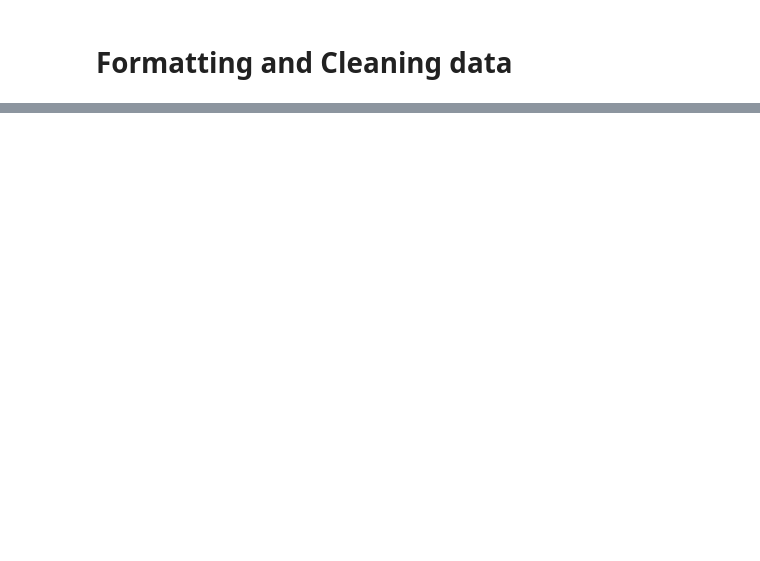
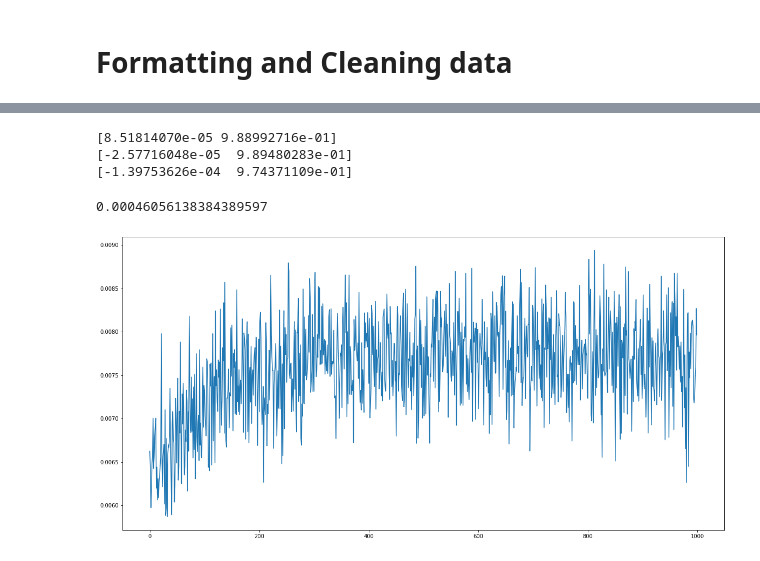
Before and after one commit to minhmanminhman/risk_modelling, a Jupyter notebook: visualization_report.ipynb, the cells around one changed output, grey strips where cells are left out. Cells and saved outputs as stored; diff of their text form; code cells hidden in the pictures; blank space fills up the shorter version.

```diff
--- a/visualization_report.ipynb
+++ b/visualization_report.ipynb
@@ -157,0 +174,67 @@ plot_3d_nelson_siegel(data[column_maturity], yearly_maturity)
+# %%
+# Select data
+beta0 = data.beta0.values
+beta1 = data.beta1.values
+beta2 = data.beta2.values
+
+# Select model for each data
+ar_beta0_ = AR(beta0).fit(maxlag=1)
+ar_beta1_ = AR(beta1).fit(maxlag=1)
+ar_beta2_ = AR(beta2).fit(maxlag=1)
+
+# Estimated coefficient
+print(ar_beta0_.params)
+print(ar_beta1_.params)
+print(ar_beta2_.params)
+# %% [output]
+[8.51814070e-05 9.88992716e-01]
+[-2.57716048e-05  9.89480283e-01]
+[-1.39753626e-04  9.74371109e-01]
+# %%
+np.sqrt(np.var(ar_beta0_.resid))
+# %% [output]
+0.00046056138384389597
+# %%
+# Simulate beta0
+beta0_simulate = {}
+beta1_simulate = {}
+beta2_simulate = {}
+sd0 = np.sqrt(np.var(ar_beta0_.resid))
+sd1 = np.sqrt(np.var(ar_beta1_.resid))
+sd2 = np.sqrt(np.var(ar_beta2_.resid))
+
+h = 1000
+n = len(beta0)
+# sd = [0.0001, 0.0002, 0.0003, 0.0004, 0.0005]
+
+# for _ in sd:
+#     # Simulate beta0
+#     beta0_simulate['beta0_' + str(_)] = ar_beta0_.predict(
+#         start=n, end=n + h - 1) + stats.norm.rvs(loc=0, scale=_, size=h)
+
+#     # Simulate beta1
+#     beta1_simulate['beta1_' + str(_)] = ar_beta1_.predict(
+#         start=n, end=n + h - 1) + stats.norm.rvs(loc=0, scale=_, size=h)
+
+#     # Simulate beta2
+#     beta2_simulate['beta2_' + str(_)] = ar_beta2_.predict(
+#         start=n, end=n + h - 1) + stats.norm.rvs(loc=0, scale=_, size=h)
+
+# Simulate beta0
+beta0_simulate['beta0'] = ar_beta0_.predict(
+    start=n, end=n + h - 1) + stats.norm.rvs(loc=0, scale=sd0, size=h)
+
+# Simulate beta1
+beta1_simulate['beta1'] = ar_beta1_.predict(
+    start=n, end=n + h - 1) + stats.norm.rvs(loc=0, scale=sd1, size=h)
+
+# Simulate beta2
+beta2_simulate['beta2'] = ar_beta2_.predict(
+    start=n, end=n + h - 1) + stats.norm.rvs(loc=0, scale=sd2, size=h)
+# %%
+plt.figure(figsize=(20,10))
+# plt.plot(beta0) np.arange(len(beta0), len(beta0)+h),
+for series in beta0_simulate:
+    plt.plot( beta0_simulate[series])
+# %% [output]
+[figure, added]
```
Also changed, not shown: parts of 31 cells of this notebook, 6 other files.
